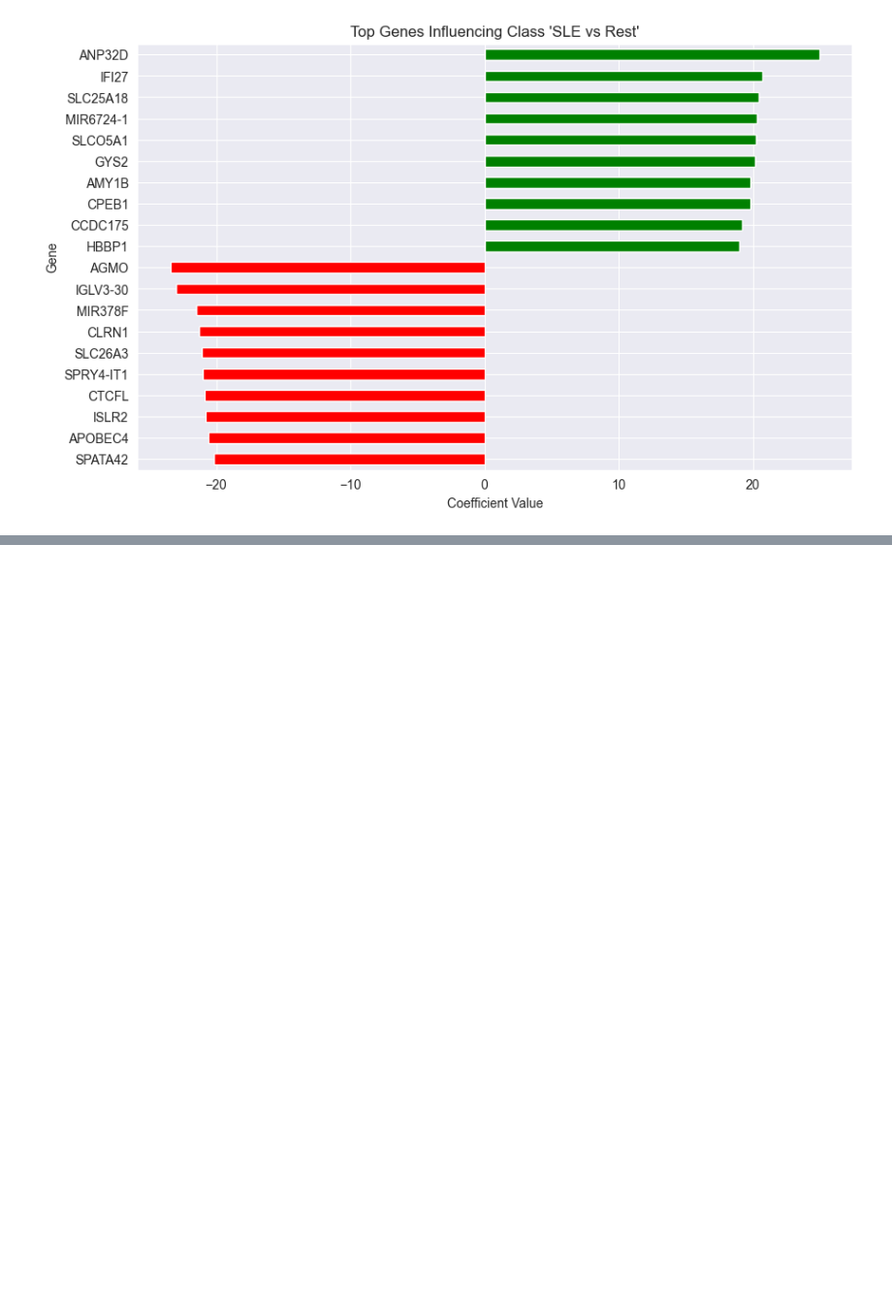
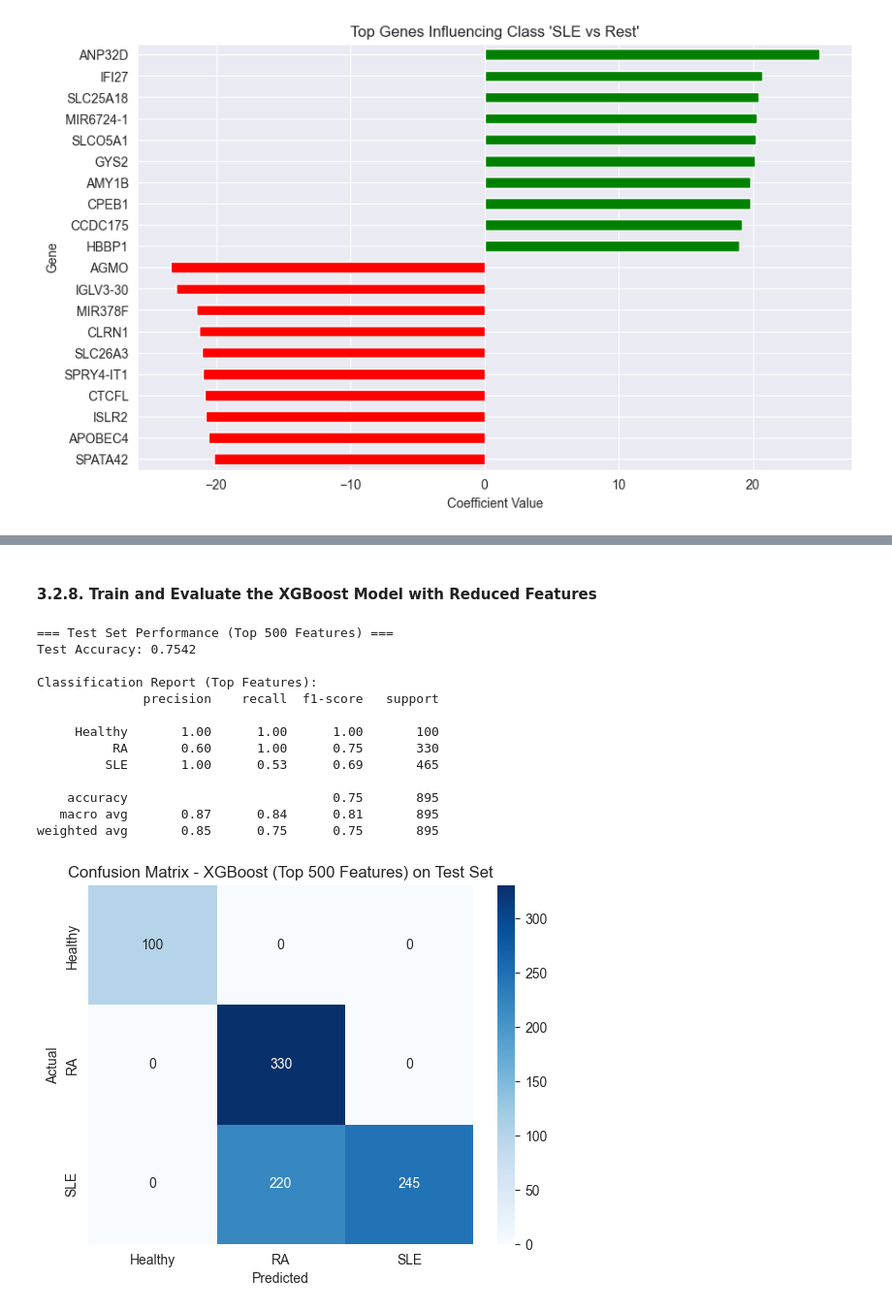
Before and after one commit to andreas-pattichis/ML-for-RNA-Seq-Disease-Classification-and-Biomarker-Discovery, a Jupyter notebook: disease_classification_rna_seq.ipynb, the cells around one changed output, grey strips where cells are left out. Shown: that part at 97% size. Cells and saved outputs as stored; diff of their text form; code cells hidden in the pictures; blank space fills up the shorter version.

```diff
--- a/disease_classification_rna_seq.ipynb
+++ b/disease_classification_rna_seq.ipynb
@@ -738,0 +1016,11 @@ for class_label in coef_df.columns:
+# %%
+# Get XGBoost feature importance based on the trained model
+feature_importance = xgb_model_final.get_score(importance_type='weight')
+
+# Convert the feature importance to a DataFrame
+importance_df = pd.DataFrame(feature_importance.items(), columns=['Gene', 'Importance'])
+importance_df = importance_df.sort_values(by='Importance', ascending=False)
+
+# Display the top 20 most important features
+print("Top 20 important features:")
+print(importance_df.head(20))
@@ -738,0 +1045,62 @@ for class_label in coef_df.columns:
+# %% [markdown]
+#### 3.2.8. Train and Evaluate the XGBoost Model with Reduced Features
+# %%
+# Select top N features
+top_n_features = 500
+top_genes = importance_df['Gene'].head(top_n_features).tolist()
+
+# Subset the training and test data using only the top N features
+X_train_top = X_train[top_genes]
+X_test_top = X_test[top_genes]
+
+# Convert the datasets to DMatrix format with feature names
+dtrain_top = xgb.DMatrix(X_train_top, label=y_train, weight=sample_weights, feature_names=top_genes)
+dtest_top = xgb.DMatrix(X_test_top, label=y_test, feature_names=top_genes)
+
+# Train a new XGBoost model using the selected top features
+xgb_model_top = xgb.train(
+    params=xgb_params,
+    dtrain=dtrain_top,
+    num_boost_round=200,
+    evals=[(dtrain_top, 'train')],
+    early_stopping_rounds=10,
+    verbose_eval=False
+)
+
+# Evaluate the model on the test set
+y_pred_prob_top = xgb_model_top.predict(dtest_top)
+y_pred_top = np.argmax(y_pred_prob_top, axis=1)
+
+# Calculate accuracy
+test_accuracy_top = accuracy_score(y_test, y_pred_top)
+print(f"\n=== Test Set Performance (Top {top_n_features} Features) ===")
+print(f"Test Accuracy: {test_accuracy_top:.4f}")
+
+# Classification report
+print("\nClassification Report (Top Features):")
+print(classification_report(y_test, y_pred_top, target_names=['Healthy', 'RA', 'SLE']))
+
+# Confusion matrix
+conf_matrix_top = confusion_matrix(y_test, y_pred_top)
+sns.heatmap(conf_matrix_top, annot=True, fmt='d', cmap='Blues',
+            xticklabels=['Healthy', 'RA', 'SLE'],
+            yticklabels=['Healthy', 'RA', 'SLE'])
+plt.ylabel('Actual')
+plt.xlabel('Predicted')
+plt.title(f'Confusion Matrix - XGBoost (Top {top_n_features} Features) on Test Set')
+plt.show()
+# %% [output]
+=== Test Set Performance (Top 500 Features) ===
+Test Accuracy: 0.7542
+
+Classification Report (Top Features):
+              precision    recall  f1-score   support
+
+     Healthy       1.00      1.00      1.00       100
+          RA       0.60      1.00      0.75       330
+         SLE       1.00      0.53      0.69       465
+
+    accuracy                           0.75       895
+   macro avg       0.87      0.84      0.81       895
+weighted avg       0.85      0.75      0.75       895
+[figure, added]
```
Also changed, not shown: parts of 30 cells of this notebook.
